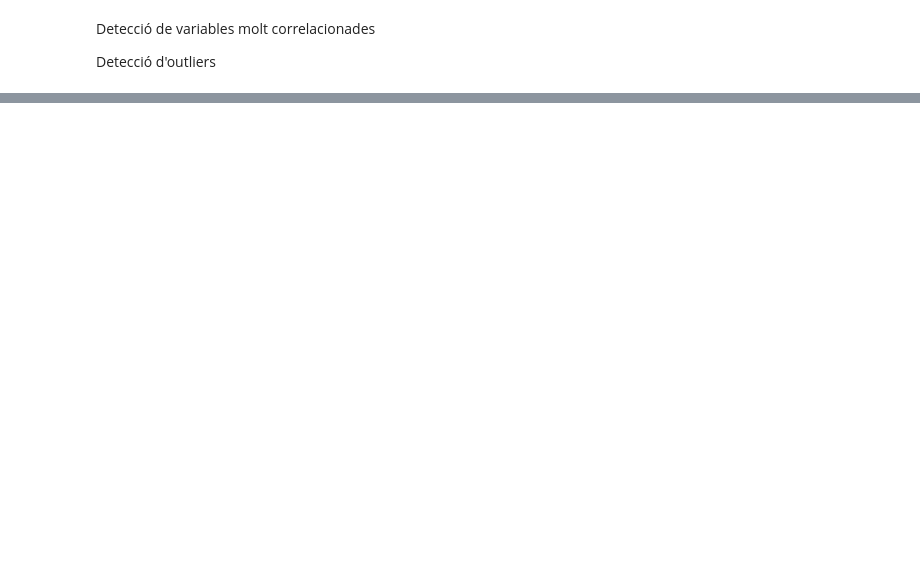
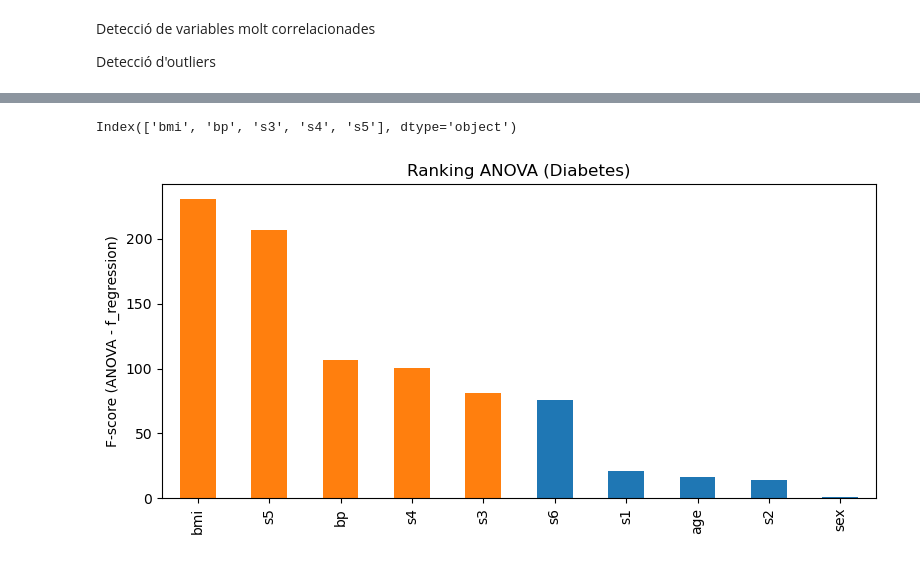
Before and after one commit to xxjcaxx/Disseny-i-avaluacio-de-models, a Jupyter notebook: apunts/documents/optimitzacions_supervisats.ipynb, the cells around one changed output, grey strips where cells are left out. Cells and saved outputs as stored; diff of their text form; code cells hidden in the pictures; blank space fills up the shorter version.

```diff
--- a/apunts/documents/optimitzacions_supervisats.ipynb
+++ b/apunts/documents/optimitzacions_supervisats.ipynb
@@ -45,0 +201,12 @@ Detecció d'outliers
+# %%
+# Escalado de las variables
+scaler = StandardScaler()
+X_scaled = scaler.fit_transform(X)
+
+X_scaled_df = pd.DataFrame(
+    X_scaled,
+    columns=X.columns,
+    index=X.index
+)
+
+X_scaled_df.head()
@@ -45,0 +220,33 @@ Detecció d'outliers
+# %%
+from sklearn.feature_selection import SelectKBest, f_regression
+
+selector = SelectKBest(score_func=f_regression, k=5)
+X_anova = selector.fit_transform(X_scaled_df, y)
+
+selected_features = X.columns[selector.get_support()]
+print(selected_features)
+
+
+# Ranking ANOVA (f_regression)
+anova_scores = pd.Series(
+    selector.scores_,   # selector = SelectKBest(f_regression)
+    index=X.columns
+).sort_values(ascending=False)
+
+# Visualización (resaltando las variables seleccionadas)
+selected = set(selected_features)
+
+colors = [
+    "tab:orange" if feature in selected else "tab:blue"
+    for feature in anova_scores.head(10).index
+]
+
+plt.figure(figsize=(8, 4))
+anova_scores.head(10).plot(kind="bar", color=colors)
+plt.ylabel("F-score (ANOVA - f_regression)")
+plt.title("Ranking ANOVA (Diabetes)")
+plt.tight_layout()
+plt.show()
+# %% [output]
+Index(['bmi', 'bp', 's3', 's4', 's5'], dtype='object')
+[figure, added]
```
Also changed, not shown: parts of 45 cells of this notebook, 2 other files.
